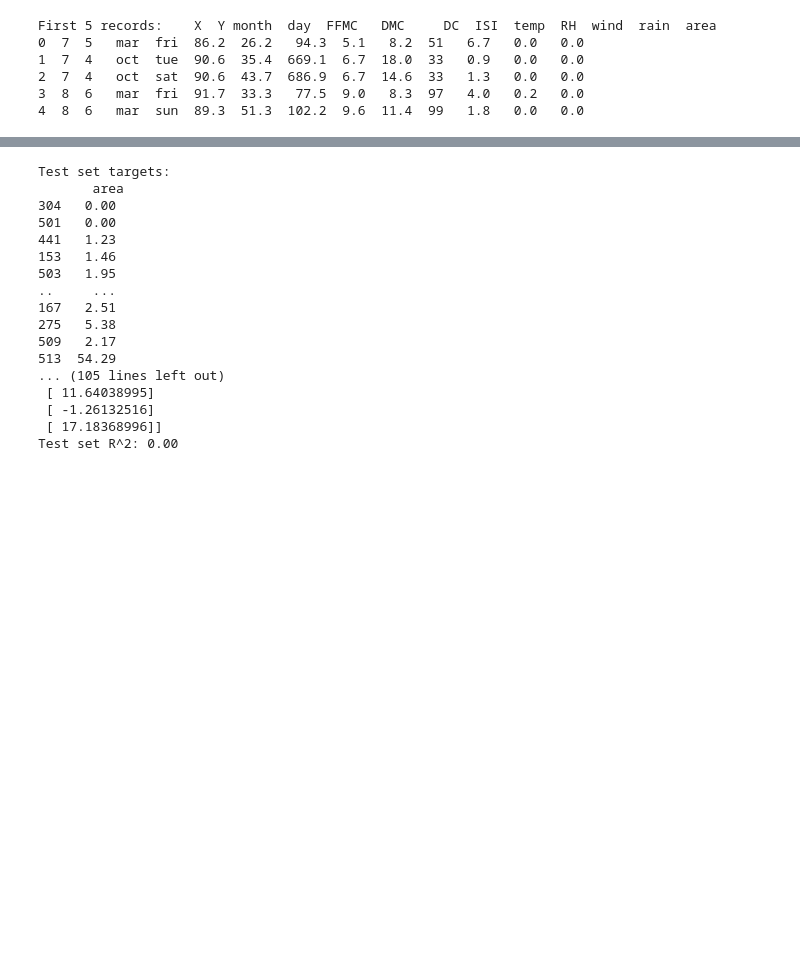
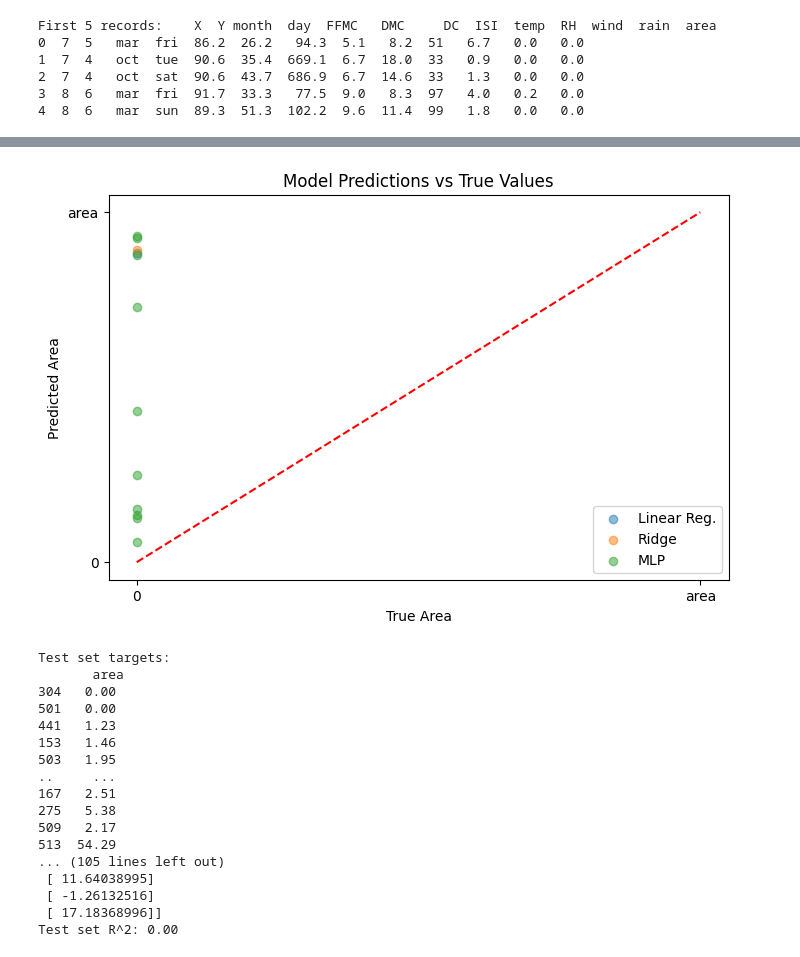
Before and after one commit to samuelmcilrath/forest-fires, a Jupyter notebook: forestfires.ipynb, the cells around one changed output, grey strips where cells are left out. Cells and saved outputs as stored; diff of their text form; code cells hidden in the pictures; blank space fills up the shorter version.

```diff
--- a/forestfires.ipynb
+++ b/forestfires.ipynb
@@ -62,3 +150,16 @@ plt.show()
+# %%
+plt.figure(figsize=(8, 5))
+plt.scatter(np.expm1(y_test_log), lin_y_pred, alpha=0.5, label='Linear Reg.')
+plt.scatter(np.expm1(y_test_log), ridge_y_pred, alpha=0.5, label='Ridge')
+plt.scatter(np.expm1(y_test_log), mlp_y_pred, alpha=0.5, label='MLP')
+plt.plot([0, max(np.expm1(y_test_log))], [0, max(np.expm1(y_test_log))], 'r--')
+plt.xlabel('True Area')
+plt.ylabel('Predicted Area')
+plt.legend()
+plt.title('Model Predictions vs True Values')
+plt.show()
+# %% [output]
+[figure, added]
 # %%
 #LINEAR REGRESSION
 
```
Also changed, not shown: parts of 5 cells of this notebook.
